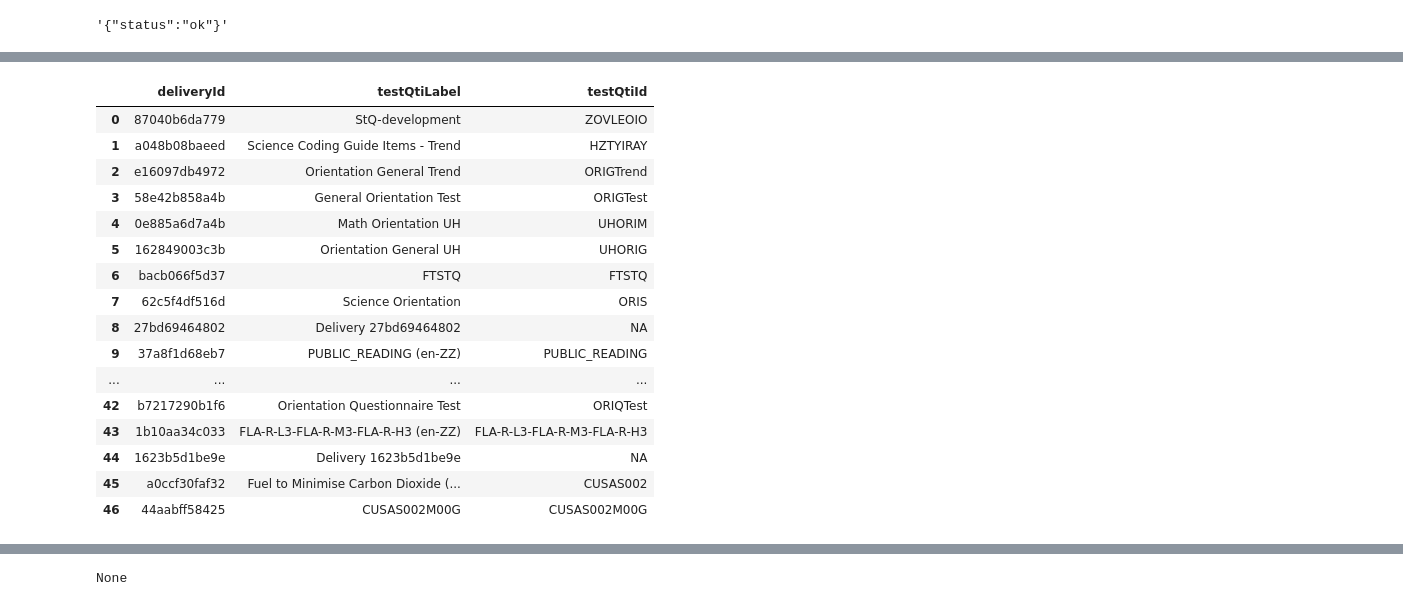
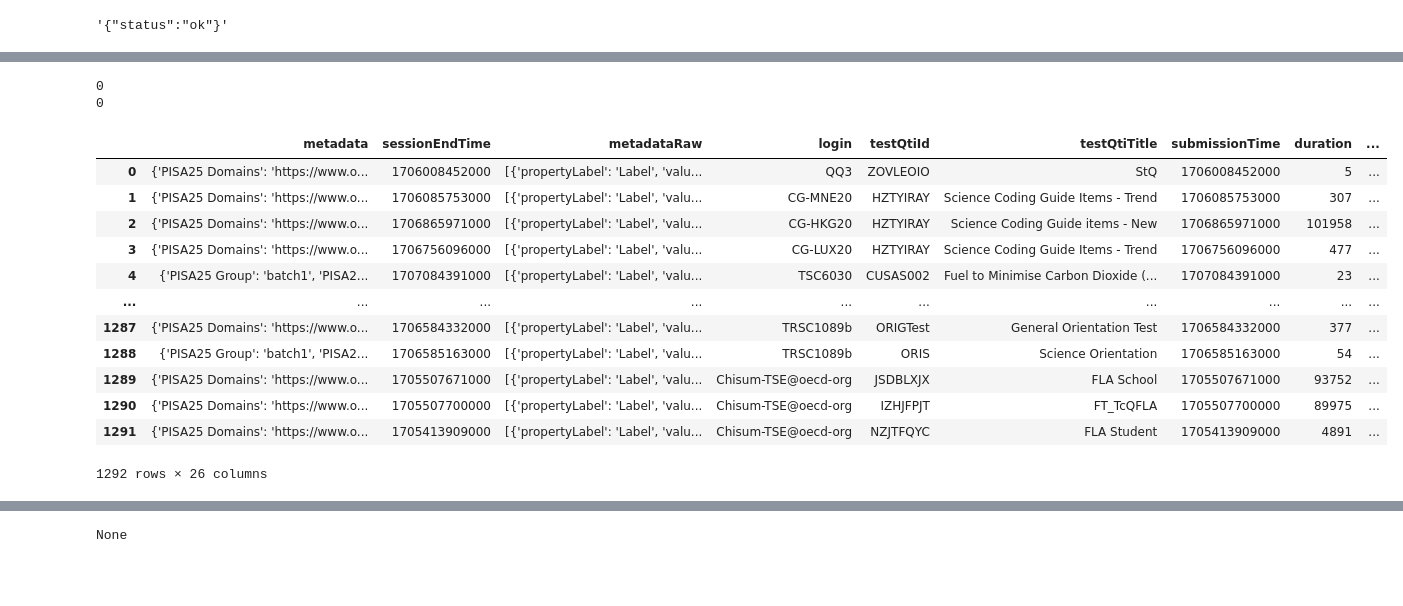
Before and after one commit to leonhead-acer/pisa2025-api-etl, a Jupyter notebook: Getting_started_with_Data_Extraction.ipynb, the cells around one changed output, grey strips where cells are left out. Cells and saved outputs as stored; diff of their text form; code cells hidden in the pictures; blank space fills up the shorter version.

```diff
--- a/Getting_started_with_Data_Extraction.ipynb
+++ b/Getting_started_with_Data_Extraction.ipynb
@@ -252,10 +226,11 @@ with pd.ExcelWriter('all_entities_spec_' + type.upper() + '_' + '.xlsx') as writ
 def api_json_extract(response,entity,options=None):
 
   json_raw = response.json()
-  df_raw = pd.json_normalize(json_raw,record_path=['data'],max_level = 0)
-
-  if(entity == 'datastoreDeliveryResults'):
-    df_raw = df_raw.rename(columns={'items':'raw_data'})
+  if(options['pandas'] is True):
+    df_raw = pd.json_normalize(json_raw,record_path=['data'],max_level = 0)
+    # if(entity == 'datastoreDeliveryResults'):
+    #   df_raw = df_raw.rename(columns={'rawItems':'raw_data'})
+  else: df_raw = json_raw
 
   # if(options is not None):
   #   if (entity == 'datastoreDeliveryResults'):
@@ -414,7 +393,9 @@ deliveries = ["79b54e16d502","39e9347aa8c8","07016da68d7b","dfdde55aaece","e9fc5
 # %%
+import math
+
 entities = [
   'datastoreDeliveryResults',
-  'datastoreUIEvents',
+  # 'datastoreUIEvents',
   'datastoreDeliveries'
 ]
 ent_df = {}
@@ -422,8 +403,6 @@ ent_df = {}
 for ent in entities:
   url = api_url(type=type,endpoint=('search/%s' % ent))
 
-  pageSize=1000
-  entity='datastoreDeliveryResults'
   filters=[
     {
       "field": "deliveryId",
@@ -431,35 +410,47 @@ for ent in entities:
       "values": deliveries
     }
   ]
+  # pageSize=None
   # filters=None
 
-  payload = payload_ent(entity=ent, pageSize=pageSize, filters=filters)
-  resp = req_func(req_type='post',url=url,token=token, data=payload)
-  df = api_json_extract(resp, entity = ent, options = None)
-  ent_df[ent] = df
+  payload_cnt = payload_ent(entity=ent, filters=filters, pageSize = 0)
+
+  resp_cnt = req_func(req_type='post',url=url,token=token, data=payload_cnt)
+  total_records = resp_cnt.json()['totalResults']
+
+  datas = []
+  for i in range(math.ceil(total_records/10000)):
+    print(i)
+    payload = payload_ent(entity=ent, pageSize=10000, filters=filters, pageNumber=i)
+    resp = req_func(req_type='post',url=url,token=token, data=payload)
+    df = api_json_extract(resp, entity = ent, options = {'pandas': True})
+    datas.append(df)
+
+  ent_df[ent] = datas
+# %% [output]
+0
+0
 # %%
 from datetime import date
 
-all_deliveries_results = ent_df['datastoreDeliveryResults'][['deliveryId','testQtiLabel','testQtiId']].drop_duplicates().reset_index(drop=True)
-all_deliveries_results.to_excel('all_delivery results '+ date.today().strftime('%Y%m%d') + '.xlsx',index=False)
+all_deliveries_results = pd.concat(ent_df['datastoreDeliveryResults'])
+all_deliveries_results.to_excel('all_delivery_results_'+ type.upper() + '_' + date.today().strftime('%Y%m%d') + '.xlsx',index=False)
+all_deliveries_ids = all_deliveries_results[['deliveryId','testQtiLabel','testQtiId']].drop_duplicates().reset_index(drop=True)
+all_deliveries_ids.to_excel('all_delivery_ids_'+ type.upper() + '_' + date.today().strftime('%Y%m%d') + '.xlsx',index=False)
 all_deliveries_results
 # %% [output]
-|  | deliveryId | testQtiLabel | testQtiId |
-| 0 | 87040b6da779 | StQ-development | ZOVLEOIO |
-| 1 | a048b08baeed | Science Coding Guide Items - Trend | HZTYIRAY |
-| 2 | e16097db4972 | Orientation General Trend | ORIGTrend |
-| 3 | 58e42b858a4b | General Orientation Test | ORIGTest |
-| 4 | 0e885a6d7a4b | Math Orientation UH | UHORIM |
-| 5 | 162849003c3b | Orientation General UH | UHORIG |
-| 6 | bacb066f5d37 | FTSTQ | FTSTQ |
-| 7 | 62c5f4df516d | Science Orientation | ORIS |
-| 8 | 27bd69464802 | Delivery 27bd69464802 | NA |
-| 9 | 37a8f1d68eb7 | PUBLIC_READING (en-ZZ) | PUBLIC_READING |
-| ... | ... | ... | ... |
-| 42 | b7217290b1f6 | Orientation Questionnaire Test | ORIQTest |
-| 43 | 1b10aa34c033 | FLA-R-L3-FLA-R-M3-FLA-R-H3 (en-ZZ) | FLA-R-L3-FLA-R-M3-FLA-R-H3 |
-| 44 | 1623b5d1be9e | Delivery 1623b5d1be9e | NA |
-| 45 | a0ccf30faf32 | Fuel to Minimise Carbon Dioxide (... | CUSAS002 |
-| 46 | 44aabff58425 | CUSAS002M00G | CUSAS002M00G |
+|  | metadata | sessionEndTime | metadataRaw | login | testQtiId | testQtiTitle | submissionTime | duration | ... |
+| 0 | {'PISA25 Domains': 'https://www.o... | 1706008452000 | [{'propertyLabel': 'Label', 'valu... | QQ3 | ZOVLEOIO | StQ | 1706008452000 | 5 | ... |
+| 1 | {'PISA25 Domains': 'https://www.o... | 1706085753000 | [{'propertyLabel': 'Label', 'valu... | CG-MNE20 | HZTYIRAY | Science Coding Guide Items - Trend | 1706085753000 | 307 | ... |
+| 2 | {'PISA25 Domains': 'https://www.o... | 1706865971000 | [{'propertyLabel': 'Label', 'valu... | CG-HKG20 | HZTYIRAY | Science Coding Guide items - New | 1706865971000 | 101958 | ... |
+| 3 | {'PISA25 Domains': 'https://www.o... | 1706756096000 | [{'propertyLabel': 'Label', 'valu... | CG-LUX20 | HZTYIRAY | Science Coding Guide Items - Trend | 1706756096000 | 477 | ... |
+| 4 | {'PISA25 Group': 'batch1', 'PISA2... | 1707084391000 | [{'propertyLabel': 'Label', 'valu... | TSC6030 | CUSAS002 | Fuel to Minimise Carbon Dioxide (... | 1707084391000 | 23 | ... |
+| ... | ... | ... | ... | ... | ... | ... | ... | ... | ... |
+| 1287 | {'PISA25 Domains': 'https://www.o... | 1706584332000 | [{'propertyLabel': 'Label', 'valu... | TRSC1089b | ORIGTest | General Orientation Test | 1706584332000 | 377 | ... |
+| 1288 | {'PISA25 Group': 'batch1', 'PISA2... | 1706585163000 | [{'propertyLabel': 'Label', 'valu... | TRSC1089b | ORIS | Science Orientation | 1706585163000 | 54 | ... |
+| 1289 | {'PISA25 Domains': 'https://www.o... | 1705507671000 | [{'propertyLabel': 'Label', 'valu... | Chisum-TSE@oecd-org | JSDBLXJX | FLA School | 1705507671000 | 93752 | ... |
+| 1290 | {'PISA25 Domains': 'https://www.o... | 1705507700000 | [{'propertyLabel': 'Label', 'valu... | Chisum-TSE@oecd-org | IZHJFPJT | FT_TcQFLA | 1705507700000 | 89975 | ... |
+| 1291 | {'PISA25 Domains': 'https://www.o... | 1705413909000 | [{'propertyLabel': 'Label', 'valu... | Chisum-TSE@oecd-org | NZJTFQYC | FLA Student | 1705413909000 | 4891 | ... |
+1292 rows × 26 columns
 # %%
 if('datastoreDeliveries' in ent_df):
```
Also changed, not shown: parts of 37 cells of this notebook.
